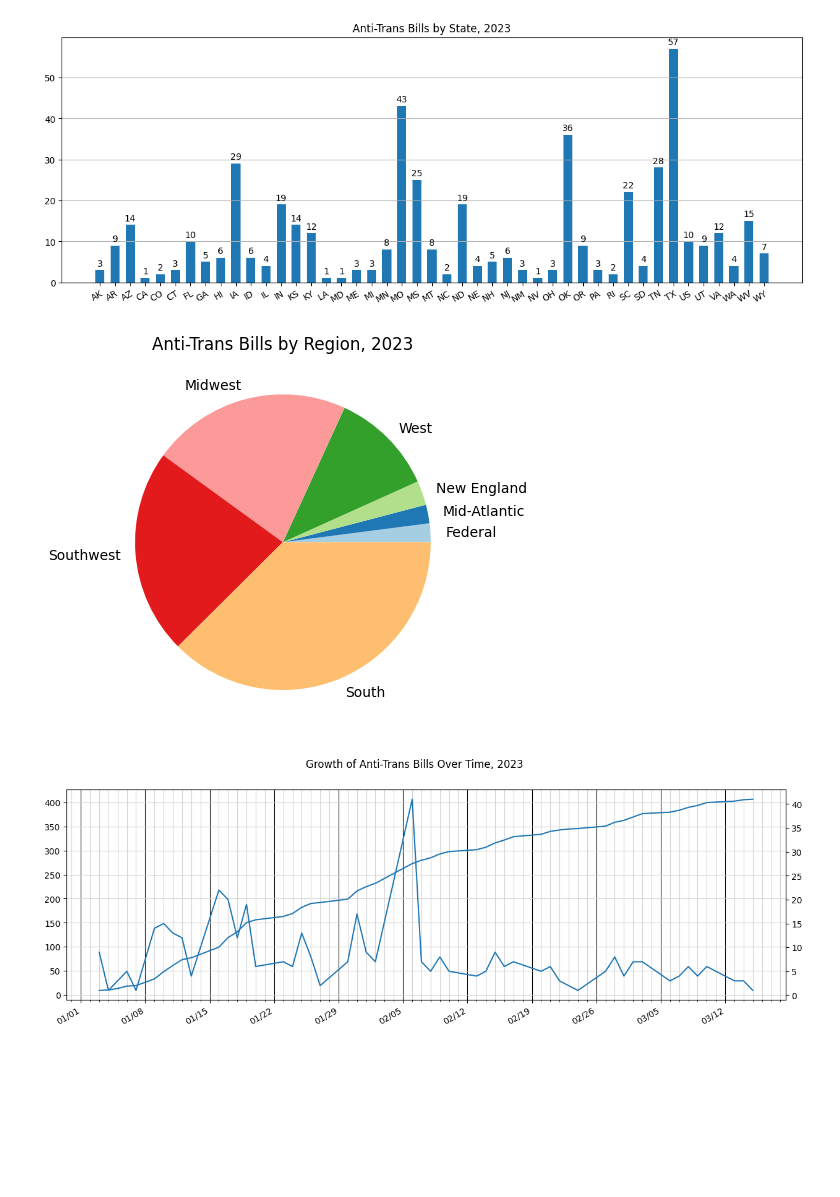
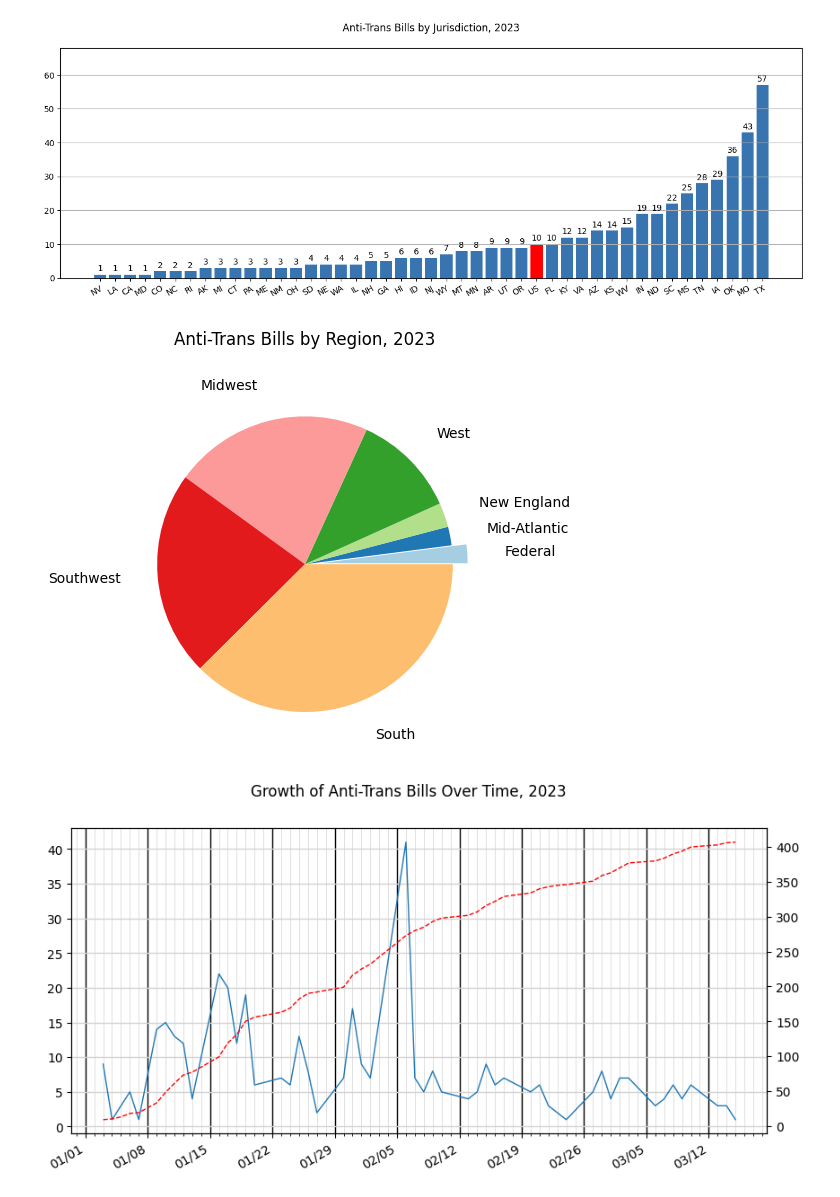
Before and after one commit to amy-langley/tracking-trans-hate-bills, a Jupyter notebook: visualize/aggregate-short.ipynb, the cells around one changed output. Saved outputs shown, nothing was run; the diff lists cells and outputs as text; code cells hidden in the pictures; blank space fills up the shorter version.

Commit message:
improve visualization of aggregated data

```diff
--- a/visualize/aggregate-short.ipynb
+++ b/visualize/aggregate-short.ipynb
@@ -23,60 +23,77 @@ categorized = load_json(CATEGORIZED_PATH)
 
 regions, state_regions = itemgetter('regions', 'state_regions')(region_definitions)
 # %%
-data = df['state'].value_counts().sort_index()
+data = df['state'].value_counts().sort_values()
+bar_colors = ['red' if location == 'US' else (0.22,0.46,0.69) for location in data.index]
 
 y_pos = np.arange(len(data))
-plt.figure(figsize=(15,5))
+plt.figure(figsize=(16,5))
+plt.ylim(0, round(1.2*data.max(), 0))
 plt.xticks(y_pos, data.index, rotation=30, ha="right", rotation_mode="anchor")
 plt.grid(True, which='major', axis='y')
-plt.bar(y_pos, data, align='center', width=0.6)
+# plt.bar(y_pos, data, align='center', width=0.8)
+plt.bar(y_pos, data, align='center', width=0.8, color=bar_colors)
 for i in range(len(data)):
     plt.text(i,data.iloc[i] + 1,data.iloc[i], ha='center')
-plt.title('Anti-Trans Bills by State, 2023')
+plt.title('Anti-Trans Bills by Jurisdiction, 2023', pad=20)
 plt.show()
 # %% [output]
-[figure, old version]
+[figure, new version]
 # %%
-data = df.copy()['state'].transform(lambda x: state_regions[x]).value_counts().sort_values()
+data = (
+    df.copy()
+        .rename(columns={'state': 'region'})
+        ['region']
+        .transform(lambda x: state_regions[x])
+        .value_counts()
+        .sort_values()
+)
+
+radii = [0.1 if region == 'Federal' else 0 for region in data.index.tolist()]
 
 colors = sns.color_palette('Paired')
-plt.pie(data, labels=data.index, colors=colors)
-plt.title('Anti-Trans Bills by Region, 2023')
+plt.pie(data, labels=data.index, explode=radii, colors=colors, labeldistance=1.25)
+plt.title('Anti-Trans Bills by Region, 2023', pad=25)
 plt.show()
 # %% [output]
-[figure, old version]
+[figure, new version]
 # %%
 data = (
     df
         .loc[df.introduced_date != '']
         .loc[df.introduced_date >= '2022/11/01']
         .copy()
         ['introduced_date'].transform(lambda x: datetime.strptime(x, '%Y-%m-%d').date())
         .value_counts()
         .sort_index()
 )
 
 data2 = data.cumsum()
 
-fig, ax = plt.subplots(1, 1, figsize=(15, 5))
+fig, ax = plt.subplots(1, 1, figsize=(10, 5))
 fig.suptitle('Growth of Anti-Trans Bills Over Time, 2023')
 
 week_locator = mdates.WeekdayLocator(byweekday=6,interval=1)
 day_locator = mdates.DayLocator(interval=1)
 week_formatter = mdates.DateFormatter("%m/%d")
 day_formatter = mdates.DateFormatter("%a")
+
 ax.xaxis.set_major_locator(week_locator)
 ax.xaxis.set_minor_locator(day_locator)
 ax.xaxis.set_major_formatter(week_formatter)
-ax.grid(True, which='major', axis='x', color='black')
-ax.grid(True, which='minor', axis='x', color='lightgray')
-ax.grid(True, which='major', axis='y', color='lightgray')
+
+ax.grid(True, which='major', axis='x', color='black', linewidth=1)
+ax.grid(True, which='minor', axis='x', color='lightgray', linewidth=0.5)
+ax.grid(True, which='major', axis='y', color='lightgray', linewidth=1)
+
 ax2=ax.twinx()
-ax2.plot(data)
-ax.plot(data2)
+
+ax.plot(data, linewidth=1)
+ax2.plot(data2, 'r--', linewidth=1)
+
 fig.autofmt_xdate(rotation=30)
 # %% [output]
-[figure, old version]
+[figure, new version]
 # %%
 categorized_series = pd.DataFrame.from_dict(
     data={
```
Also changed, not shown: parts of 1 cell of this notebook, 1 other file.
